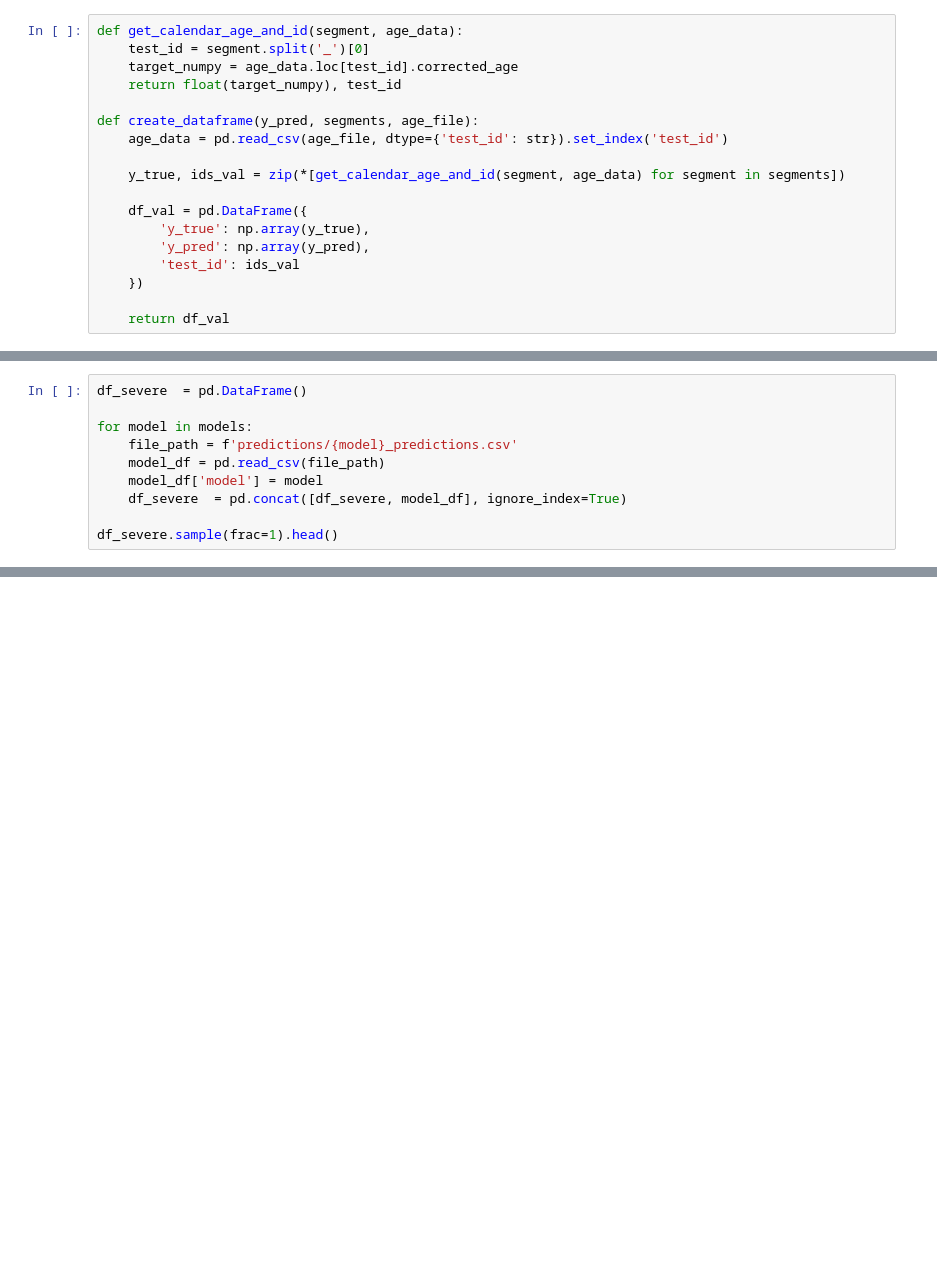
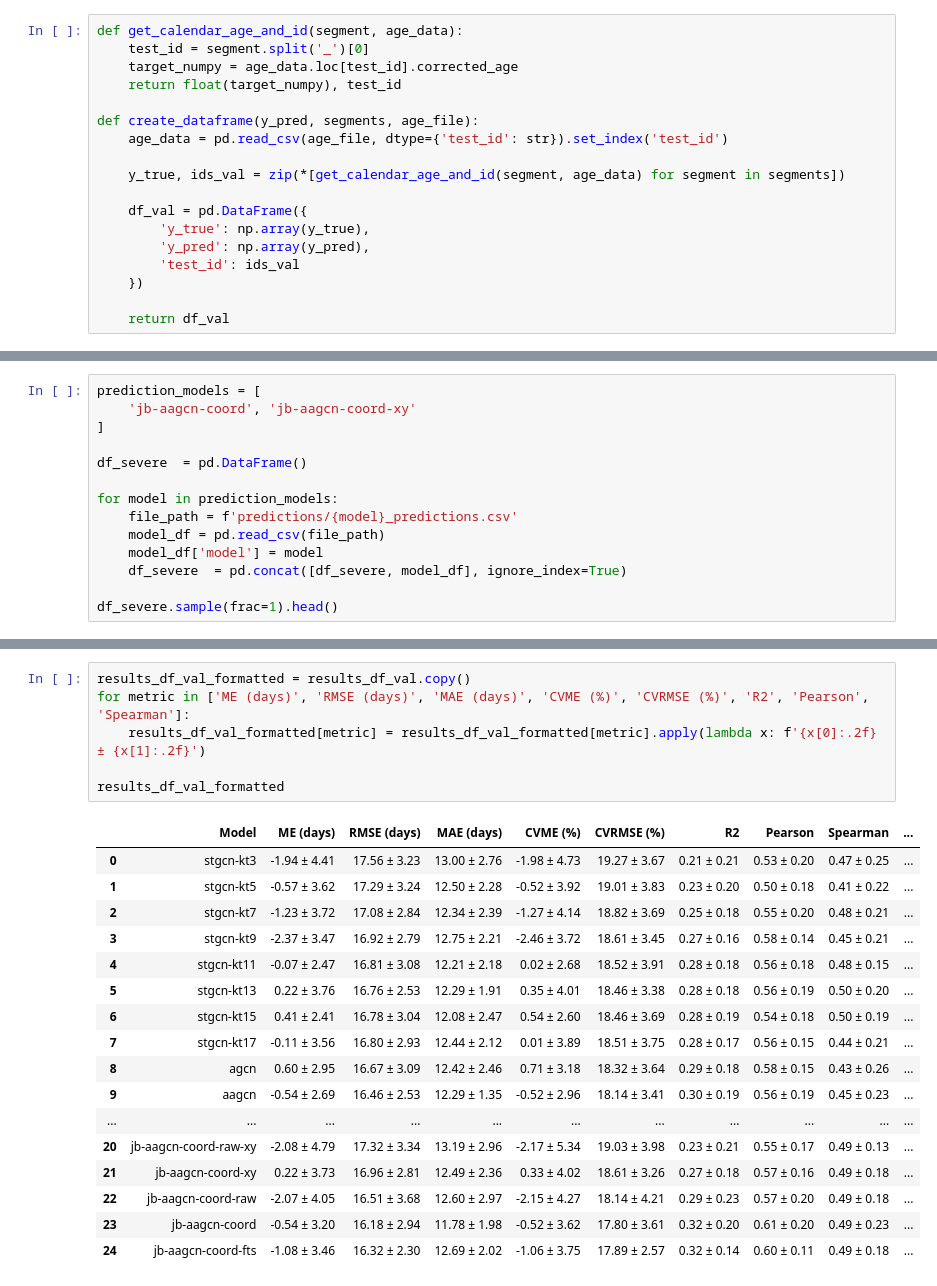
Before and after one commit to deinal/infant-aagcn, a Jupyter notebook: notebooks/results.ipynb, the cells around one changed output, grey strips where cells are left out. Cells and saved outputs as stored; diff of their text form; blank space fills up the shorter version.

```diff
--- a/notebooks/results.ipynb
+++ b/notebooks/results.ipynb
@@ -88,10 +34,0 @@ ages.describe()
-# %%
-df_severe  = pd.DataFrame()
-
-for model in models:
-    file_path = f'predictions/{model}_predictions.csv'
-    model_df = pd.read_csv(file_path)
-    model_df['model'] = model
-    df_severe  = pd.concat([df_severe, model_df], ignore_index=True)
-
-df_severe.sample(frac=1).head()
@@ -474,0 +35,14 @@ stgcn-xy
+# %%
+prediction_models = [
+    'jb-aagcn-coord', 'jb-aagcn-coord-xy'
+]
+
+df_severe  = pd.DataFrame()
+
+for model in prediction_models:
+    file_path = f'predictions/{model}_predictions.csv'
+    model_df = pd.read_csv(file_path)
+    model_df['model'] = model
+    df_severe  = pd.concat([df_severe, model_df], ignore_index=True)
+
+df_severe.sample(frac=1).head()
@@ -474,0 +203,24 @@ stgcn-xy
+# %%
+results_df_val_formatted = results_df_val.copy()
+for metric in ['ME (days)', 'RMSE (days)', 'MAE (days)', 'CVME (%)', 'CVRMSE (%)', 'R2', 'Pearson', 'Spearman']:
+    results_df_val_formatted[metric] = results_df_val_formatted[metric].apply(lambda x: f'{x[0]:.2f} ± {x[1]:.2f}')
+
+results_df_val_formatted
+# %% [output]
+|  | Model | ME (days) | RMSE (days) | MAE (days) | CVME (%) | CVRMSE (%) | R2 | Pearson | Spearman | ... |
+| 0 | stgcn-kt3 | -1.94 ± 4.41 | 17.56 ± 3.23 | 13.00 ± 2.76 | -1.98 ± 4.73 | 19.27 ± 3.67 | 0.21 ± 0.21 | 0.53 ± 0.20 | 0.47 ± 0.25 | ... |
+| 1 | stgcn-kt5 | -0.57 ± 3.62 | 17.29 ± 3.24 | 12.50 ± 2.28 | -0.52 ± 3.92 | 19.01 ± 3.83 | 0.23 ± 0.20 | 0.50 ± 0.18 | 0.41 ± 0.22 | ... |
+| 2 | stgcn-kt7 | -1.23 ± 3.72 | 17.08 ± 2.84 | 12.34 ± 2.39 | -1.27 ± 4.14 | 18.82 ± 3.69 | 0.25 ± 0.18 | 0.55 ± 0.20 | 0.48 ± 0.21 | ... |
+| 3 | stgcn-kt9 | -2.37 ± 3.47 | 16.92 ± 2.79 | 12.75 ± 2.21 | -2.46 ± 3.72 | 18.61 ± 3.45 | 0.27 ± 0.16 | 0.58 ± 0.14 | 0.45 ± 0.21 | ... |
+| 4 | stgcn-kt11 | -0.07 ± 2.47 | 16.81 ± 3.08 | 12.21 ± 2.18 | 0.02 ± 2.68 | 18.52 ± 3.91 | 0.28 ± 0.18 | 0.56 ± 0.18 | 0.48 ± 0.15 | ... |
+| 5 | stgcn-kt13 | 0.22 ± 3.76 | 16.76 ± 2.53 | 12.29 ± 1.91 | 0.35 ± 4.01 | 18.46 ± 3.38 | 0.28 ± 0.18 | 0.56 ± 0.19 | 0.50 ± 0.20 | ... |
+| 6 | stgcn-kt15 | 0.41 ± 2.41 | 16.78 ± 3.04 | 12.08 ± 2.47 | 0.54 ± 2.60 | 18.46 ± 3.69 | 0.28 ± 0.19 | 0.54 ± 0.18 | 0.50 ± 0.19 | ... |
+| 7 | stgcn-kt17 | -0.11 ± 3.56 | 16.80 ± 2.93 | 12.44 ± 2.12 | 0.01 ± 3.89 | 18.51 ± 3.75 | 0.28 ± 0.17 | 0.56 ± 0.15 | 0.44 ± 0.21 | ... |
+| 8 | agcn | 0.60 ± 2.95 | 16.67 ± 3.09 | 12.42 ± 2.46 | 0.71 ± 3.18 | 18.32 ± 3.64 | 0.29 ± 0.18 | 0.58 ± 0.15 | 0.43 ± 0.26 | ... |
+| 9 | aagcn | -0.54 ± 2.69 | 16.46 ± 2.53 | 12.29 ± 1.35 | -0.52 ± 2.96 | 18.14 ± 3.41 | 0.30 ± 0.19 | 0.56 ± 0.19 | 0.45 ± 0.23 | ... |
+| ... | ... | ... | ... | ... | ... | ... | ... | ... | ... | ... |
+| 20 | jb-aagcn-coord-raw-xy | -2.08 ± 4.79 | 17.32 ± 3.34 | 13.19 ± 2.96 | -2.17 ± 5.34 | 19.03 ± 3.98 | 0.23 ± 0.21 | 0.55 ± 0.17 | 0.49 ± 0.13 | ... |
+| 21 | jb-aagcn-coord-xy | 0.22 ± 3.73 | 16.96 ± 2.81 | 12.49 ± 2.36 | 0.33 ± 4.02 | 18.61 ± 3.26 | 0.27 ± 0.18 | 0.57 ± 0.16 | 0.49 ± 0.18 | ... |
+| 22 | jb-aagcn-coord-raw | -2.07 ± 4.05 | 16.51 ± 3.68 | 12.60 ± 2.97 | -2.15 ± 4.27 | 18.14 ± 4.21 | 0.29 ± 0.23 | 0.57 ± 0.20 | 0.49 ± 0.18 | ... |
+| 23 | jb-aagcn-coord | -0.54 ± 3.20 | 16.18 ± 2.94 | 11.78 ± 1.98 | -0.52 ± 3.62 | 17.80 ± 3.61 | 0.32 ± 0.20 | 0.61 ± 0.20 | 0.49 ± 0.23 | ... |
+| 24 | jb-aagcn-coord-fts | -1.08 ± 3.46 | 16.32 ± 2.30 | 12.69 ± 2.02 | -1.06 ± 3.75 | 17.89 ± 2.57 | 0.32 ± 0.14 | 0.60 ± 0.11 | 0.49 ± 0.18 | ... |
```
Also changed, not shown: parts of 37 cells of this notebook, 20 other files.
